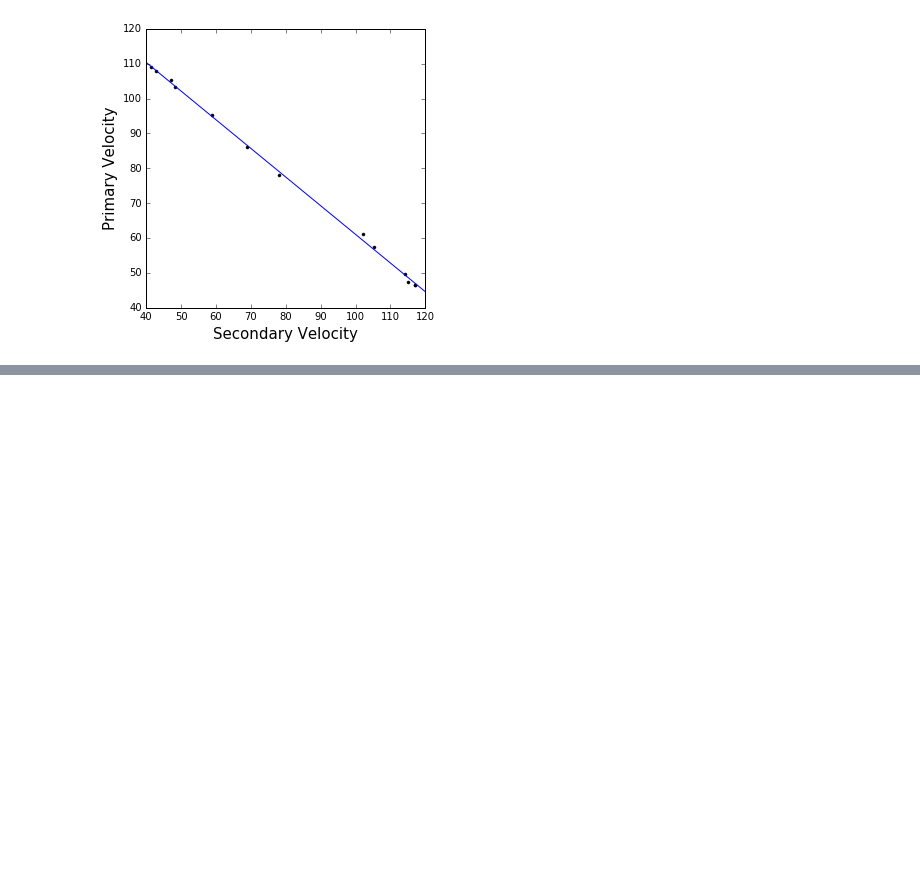
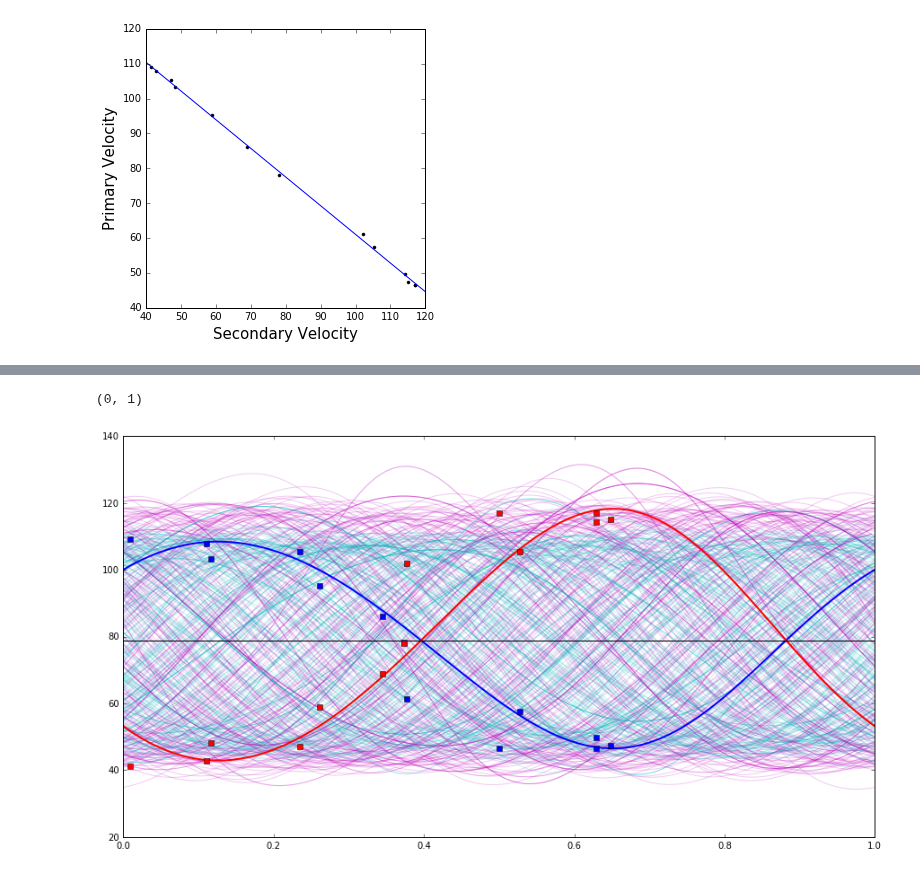
Before and after one commit to jacob-i-skinner/Orbit-Fitting, a Jupyter notebook: 2M06115599+3325505.ipynb, the cells around one changed output, grey strips where cells are left out. Cells and saved outputs as stored; diff of their text form; code cells hidden in the pictures; blank space fills up the shorter version.

```diff
--- a/2M06115599+3325505.ipynb
+++ b/2M06115599+3325505.ipynb
@@ -98,0 +166,24 @@ mass ratio is  0.821409044763 +/- 7.56192610792e-05
+# %%
+x = np.linspace(0, 1.607, num=1000)
+plt.figure(figsize=(15,8))
+for K, e, w, T, P, y in samples[np.random.randint(len(samples), size=250)]:
+    parameters = K, e, w, T, P, y
+    primary, secondary = RV(x, mass_ratio, parameters)
+    plt.plot(x/parameters[4],   primary, 'c',  label='Potential Primary Curves', alpha=0.2)
+    plt.plot(x/parameters[4], secondary, 'm',  label='Potential Secondary Curves', alpha=0.2)
+
+#plt.plot(x/parameters[4], RV(x, mass_ratio, initial_guess)[0], color="b", lw=2) #initial guess curve
+
+primary, secondary = RV(x, mass_ratio, [30.96, 0.06, 3.86, 2456086.98 , 1.607, 78.89])
+plt.plot(x/1.607,   primary,         'b', lw=2)
+plt.plot(x/1.607, secondary,         'r', lw=2)
+plt.plot(x, np.ones(len(x))*78.89,  'k' ,      label='Systemic Velocity')
+plt.plot(phases(1.607, 0, JDp), RVp, 'bs',      label='Primary RV Data') #data phased to result period
+plt.plot(phases(1.607, 0, JDs), RVs, 'rs',      label='Secondary RV data')
+plt.xlim(0,1)
+#plt.ylim(-24.28,72.84)
+
+#plt.savefig('results.pdf')1.61
+# %% [output]
+(0, 1)
+[figure, added]
```
Also changed, not shown: parts of 2 cells of this notebook, 9 other files.
